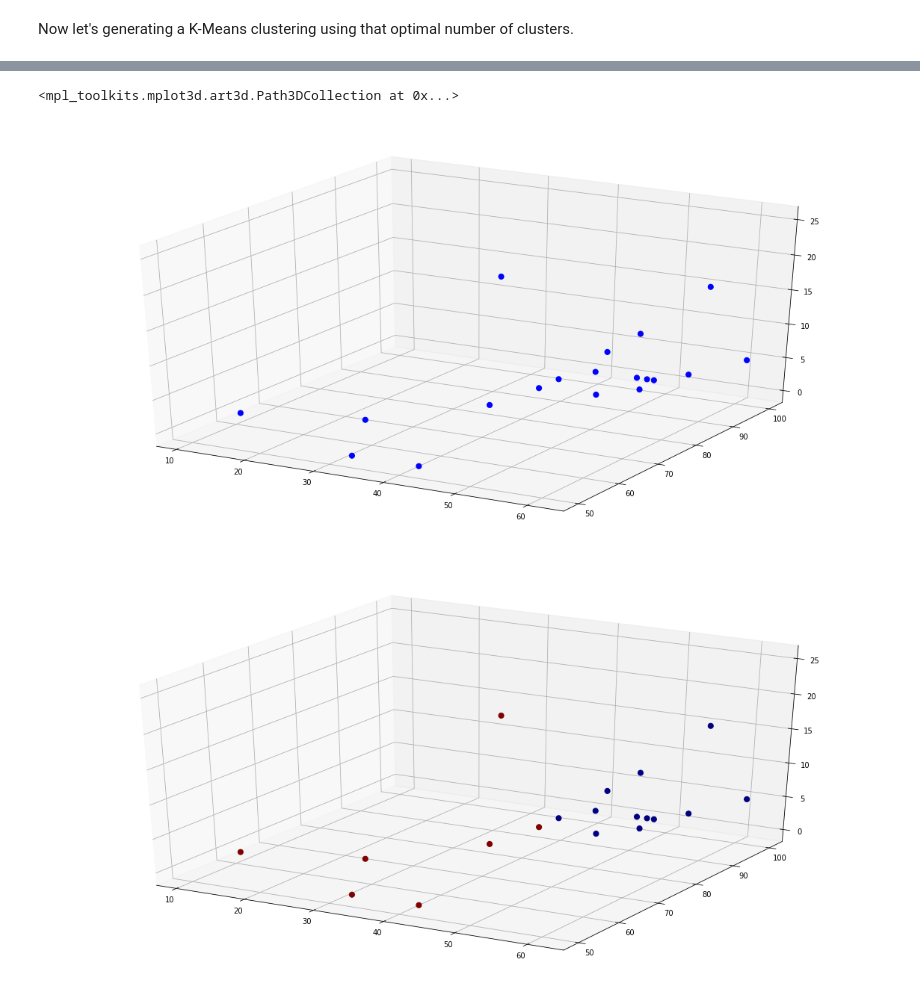
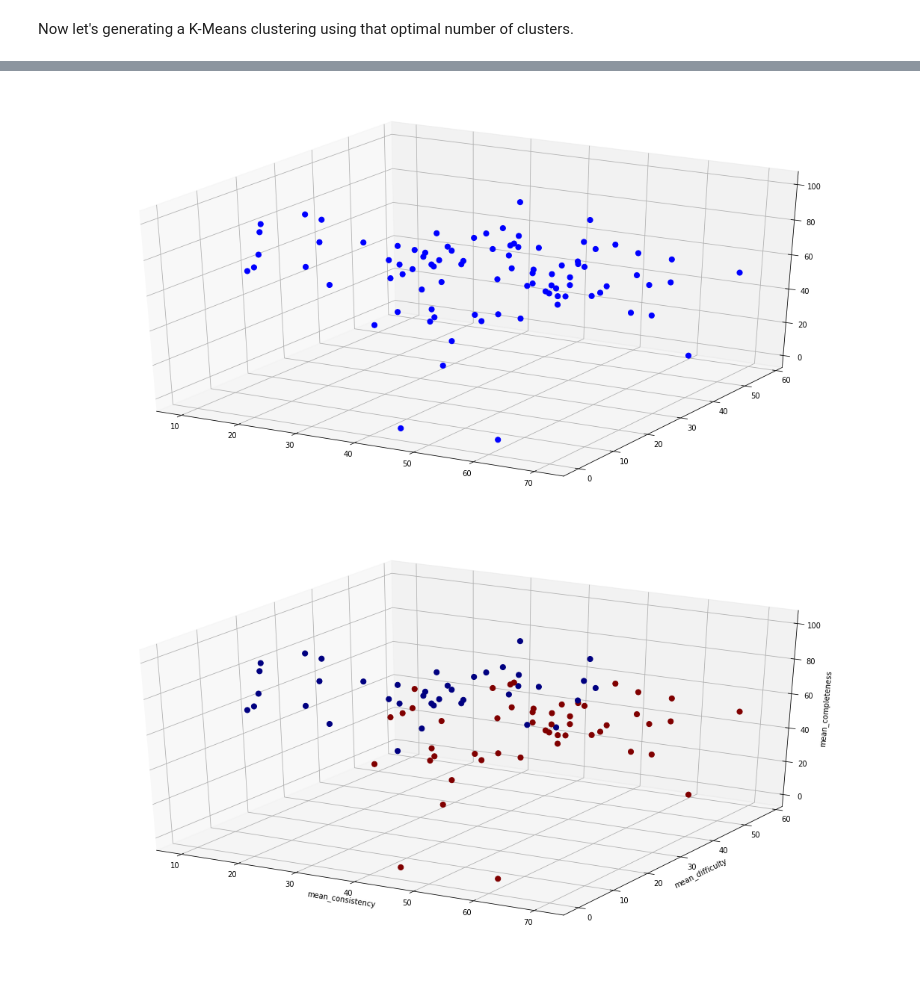
Before and after one commit to samdeverett/Dieta-User-Clustering, a Jupyter notebook: BMs.ipynb, the cells around one changed output, grey strips where cells are left out. Drawn from its saved outputs; the diff is of its cells as text; code cells hidden in the pictures.

```diff
--- a/BMs.ipynb
+++ b/BMs.ipynb
@@ -140,9 +153,8 @@ The first task is to find the optimal number of clusters. I will use the "elbow
 def find_optimal_k(df):
 
     X = df
-    num_users = df.shape[0]
     scores = []
-    possible_ks = range(1, int((num_users / 2) + 1))
+    possible_ks = range(1, 11)
 
     for k in possible_ks:
         kmeans = KMeans(n_clusters=k, random_state=42)   # set a random_state to be sure differences are due to k
@@ -157,7 +169,7 @@ def find_optimal_k(df):
 
     return optimal_k
 # %%
-optimal_k = find_optimal_k(user_data)
+optimal_k = find_optimal_k(df)
 print(f'The optimal number of clusters is {optimal_k}.')
 # %% [output]
 The optimal number of clusters is 2.
@@ -188,5 +202,5 @@ The optimal number of clusters using silhouette score is 2.
 Now let's generating a K-Means clustering using that optimal number of clusters.
 # %%
 kmeans = KMeans(n_clusters=optimal_k, random_state=42)
-kmeans.fit(user_data);
+kmeans.fit(df);
 # %%
@@ -197,8 +211,5 @@ The cluster centers are [ 49.8475361   93.75         4.16666667] and [ 35.802380
 # %%
-user_data['cluster'] = kmeans.labels_
-print('The data are clustered as follows: \n')
-print(f"There are {user_data[user_data['cluster'] == 0].shape[0]} points in cluster 1.")
-display(user_data[user_data['cluster'] == 0])
-print(f"There are {user_data[user_data['cluster'] == 1].shape[0]} points in cluster 2.")
-display(user_data[user_data['cluster'] == 1])
+df['cluster'] = kmeans.labels_
+print(f"There are {df[df['cluster'] == 0].shape[0]} points in cluster 1.")
+print(f"There are {df[df['cluster'] == 1].shape[0]} points in cluster 2.")
 # %% [output]
@@ -232,16 +218,18 @@ There are 7 points in cluster 2.
 # %%
-xs = user_data['avg_consistency']
-ys = user_data['max_consistency']
-zs = user_data['min_consistency']
+xs = df['mean_consistency']
+ys = df['mean_difficulty']
+zs = df['mean_completeness']
 
 fig = plt.figure(figsize=(20, 10))
 ax = fig.add_subplot(111, projection='3d')
 ax.scatter(xs, ys, zs, s=50, c='b', alpha=1)
 
 fig2 = plt.figure(figsize=(20, 10))
 ax2 = fig2.add_subplot(111, projection='3d')
-ax2.scatter(xs, ys, zs, s=50, c=user_data['cluster'], cmap='jet', alpha=1)
+ax2.scatter(xs, ys, zs, s=50, c=df['cluster'], cmap='jet', alpha=1)
+ax2.set_xlabel('mean_consistency')
+ax2.set_ylabel('mean_difficulty')
+ax2.set_zlabel('mean_completeness');
 # %% [output]
-<mpl_toolkits.mplot3d.art3d.Path3DCollection at 0x...>
-[figure, old version]
+[figure, new version]
-[figure, old version]
+[figure, new version]
```
Also changed, not shown: parts of 78 cells of this notebook.
